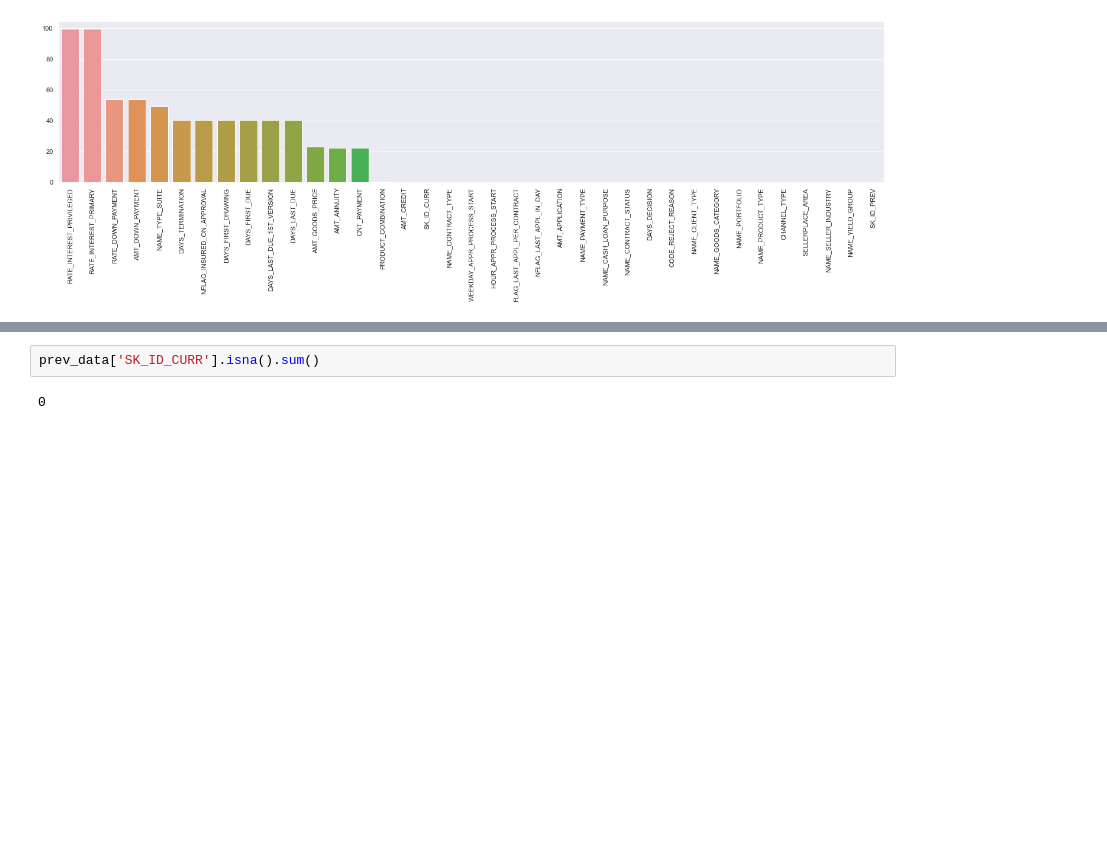
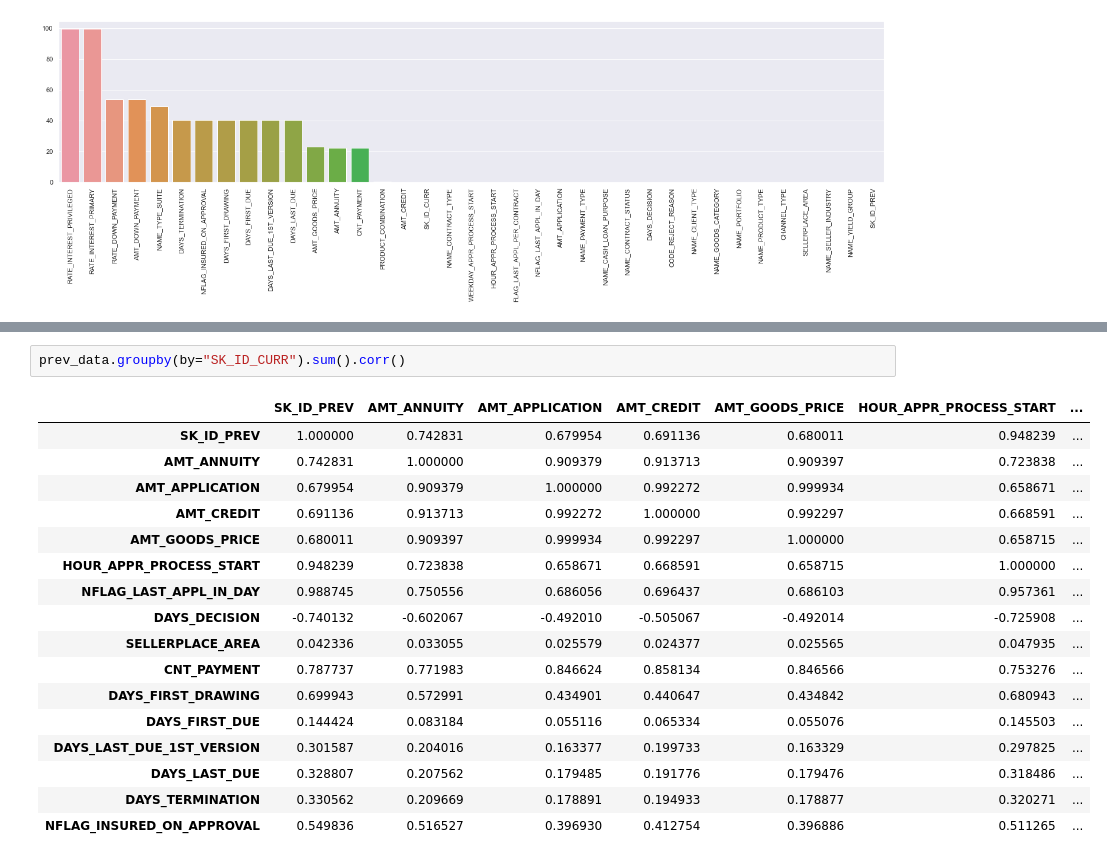
Before and after one commit to sidh-singh/Loan-Prediction-Model, a Jupyter notebook: PreviousDataAnalysis.ipynb, the cells around one changed output, grey strips where cells are left out. Drawn from its saved outputs; the diff is of its cells as text; blank space fills up the shorter version.

```diff
--- a/PreviousDataAnalysis.ipynb
+++ b/PreviousDataAnalysis.ipynb
@@ -64,4 +103,20 @@ plt.show()
 # %%
-prev_data['SK_ID_CURR'].isna().sum()
+prev_data.groupby(by="SK_ID_CURR").sum().corr()
 # %% [output]
-0
+|  | SK_ID_PREV | AMT_ANNUITY | AMT_APPLICATION | AMT_CREDIT | AMT_GOODS_PRICE | HOUR_APPR_PROCESS_START | ... |
+| SK_ID_PREV | 1.000000 | 0.742831 | 0.679954 | 0.691136 | 0.680011 | 0.948239 | ... |
+| AMT_ANNUITY | 0.742831 | 1.000000 | 0.909379 | 0.913713 | 0.909397 | 0.723838 | ... |
+| AMT_APPLICATION | 0.679954 | 0.909379 | 1.000000 | 0.992272 | 0.999934 | 0.658671 | ... |
+| AMT_CREDIT | 0.691136 | 0.913713 | 0.992272 | 1.000000 | 0.992297 | 0.668591 | ... |
+| AMT_GOODS_PRICE | 0.680011 | 0.909397 | 0.999934 | 0.992297 | 1.000000 | 0.658715 | ... |
+| HOUR_APPR_PROCESS_START | 0.948239 | 0.723838 | 0.658671 | 0.668591 | 0.658715 | 1.000000 | ... |
+| NFLAG_LAST_APPL_IN_DAY | 0.988745 | 0.750556 | 0.686056 | 0.696437 | 0.686103 | 0.957361 | ... |
+| DAYS_DECISION | -0.740132 | -0.602067 | -0.492010 | -0.505067 | -0.492014 | -0.725908 | ... |
+| SELLERPLACE_AREA | 0.042336 | 0.033055 | 0.025579 | 0.024377 | 0.025565 | 0.047935 | ... |
+| CNT_PAYMENT | 0.787737 | 0.771983 | 0.846624 | 0.858134 | 0.846566 | 0.753276 | ... |
+| DAYS_FIRST_DRAWING | 0.699943 | 0.572991 | 0.434901 | 0.440647 | 0.434842 | 0.680943 | ... |
+| DAYS_FIRST_DUE | 0.144424 | 0.083184 | 0.055116 | 0.065334 | 0.055076 | 0.145503 | ... |
+| DAYS_LAST_DUE_1ST_VERSION | 0.301587 | 0.204016 | 0.163377 | 0.199733 | 0.163329 | 0.297825 | ... |
+| DAYS_LAST_DUE | 0.328807 | 0.207562 | 0.179485 | 0.191776 | 0.179476 | 0.318486 | ... |
+| DAYS_TERMINATION | 0.330562 | 0.209669 | 0.178891 | 0.194933 | 0.178877 | 0.320271 | ... |
+| NFLAG_INSURED_ON_APPROVAL | 0.549836 | 0.516527 | 0.396930 | 0.412754 | 0.396886 | 0.511265 | ... |
```
Also changed, not shown: parts of 3 cells of this notebook.
